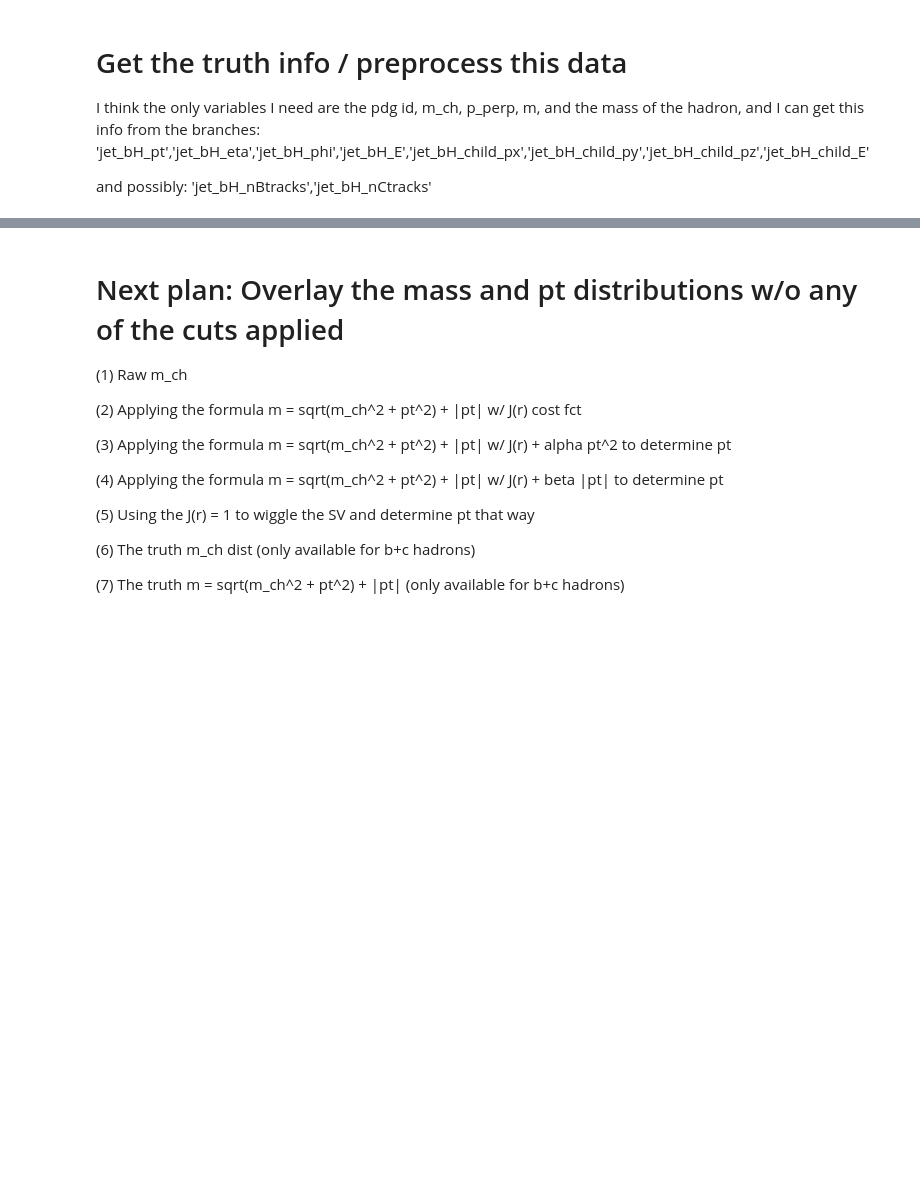
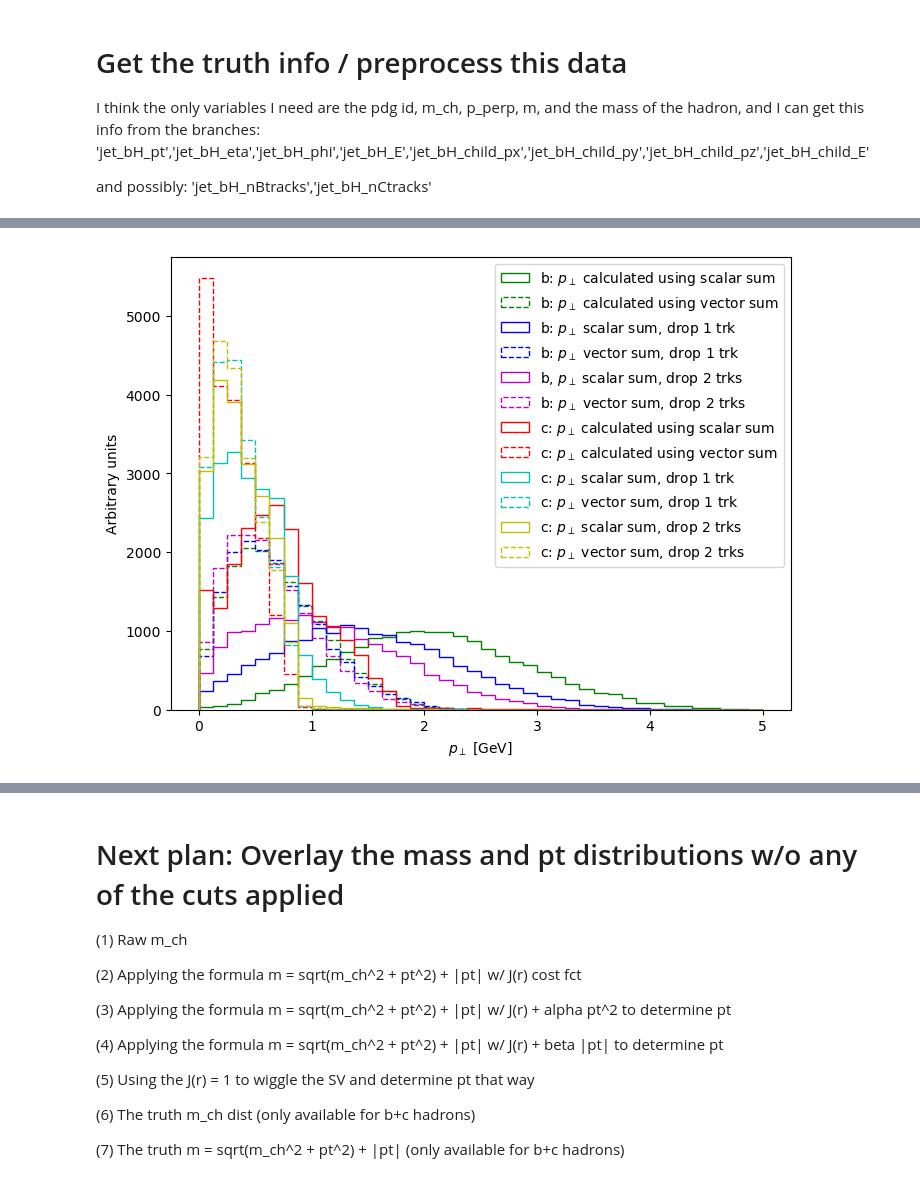
Before and after one commit to nhartman94/Vertex-Mass-Study, a Jupyter notebook: SV1_studies.ipynb, the cells around one changed output, grey strips where cells are left out. Drawn from its saved outputs; the diff is of its cells as text; code cells hidden in the pictures; blank space fills up the shorter version.

```diff
--- a/SV1_studies.ipynb
+++ b/SV1_studies.ipynb
@@ -11,7 +11,7 @@ In SV1, the secondary vertex is uniquely defined, so the goals for this study ar
 Nicole Hartman
 Aug 2017
 # %%
-filepath  = '/atlas/local/BtagOptimizationNtuples/user.giacinto.mc16_13TeV.410501.PowhegPythia8EvtGen_A14_ttbar_hdamp258p75.BTagNtuples.May22.JetFitterStudies.v02_Akt4EMTo/user.giacinto.11401650.Akt4EMTo._00000?.root'
+filepath  = '/atlas/local/BtagOptimizationNtuples/user.giacinto.mc16_13TeV.410501.PowhegPythia8EvtGen_A14_ttbar_hdamp258p75.BTagNtuples.May22.JetFitterStudies.v02_Akt4EMTo/user.giacinto.11401650.Akt4EMTo._000001.root'
 # %%
 import numpy as np
 import pandas as pd
@@ -827,7 +836,22 @@ and possibly: 'jet_bH_nBtracks','jet_bH_nCtracks'
 # Go from ATLAS coordinates to Cartesian
 def get_r(pt,eta,phi):
     r = Vector3()
-    r.SetPtEtaPhi(1.0,eta,phi)
+    r.SetPtEtaPhi(pt,eta,phi)
+
+    # Scale to have norm 1
+    r = r.Unit()
 
     return r.X(),r.Y(),r.Z()
+# %%
+# Function to calculate m_ch from a set of tracks
+def truth_m_ch(trk_pxs,trk_pys,trk_pzs,trk_Es,nTrks):
+
+    pi= LorentzVector(0,0,0,0)
+    p = LorentzVector(0,0,0,0)
+
+    for trk_px,trk_py,trk_pz,trk_E in zip(trk_pxs[:nTrks],trk_pys[:nTrks],trk_pzs[:nTrks],trk_Es[:nTrks]):
+        pi.SetPxPyPzE(trk_px,trk_py,trk_pz,trk_E)
+        p = p + pi
+
+    return p.M()
 # %%
@@ -959,0 +1038,47 @@ truth_df.loc['c'][truth_df.loc['c']['m_ch']<0]
+# %%
+# Overlay the truth pPerp and mass distributions calculated with the scalar sum and vector summed versions for pPerp
+Nbins=40
+range=(0,5)
+
+plt.figure(figsize=(8, 6), dpi=100)
+
+# b-hadrons
+plt.hist(truth_df['pt_SS'][truth_df['jet_LabDrF']==5],color='g',linestyle='solid',
+        histtype='step',bins=Nbins,range=range,label='b: $p_\perp$ calculated using scalar sum')
+plt.hist(truth_df['pt'][truth_df['jet_LabDrF']==5],color='g',linestyle='dashed',histtype='step',
+         bins=Nbins,range=range,label='b: $p_\perp$ calculated using vector sum')
+
+plt.hist(truth_df['pt_SS_drop1trk'][truth_df['jet_LabDrF']==5],color='b',linestyle='solid',
+        histtype='step',bins=Nbins,range=range,label='b: $p_\perp$ scalar sum, drop 1 trk')
+plt.hist(truth_df['pt_drop1trk'][truth_df['jet_LabDrF']==5],color='b',linestyle='dashed',histtype='step',
+         bins=Nbins,range=range,label='b: $p_\perp$ vector sum, drop 1 trk')
+
+plt.hist(truth_df['pt_SS_drop2trk'][truth_df['jet_LabDrF']==5],color='m',linestyle='solid',
+        histtype='step',bins=Nbins,range=range,label='b, $p_\perp$ scalar sum, drop 2 trks')
+plt.hist(truth_df['pt_drop2trk'][truth_df['jet_LabDrF']==5],color='m',linestyle='dashed',histtype='step',
+         bins=Nbins,range=range,label='b: $p_\perp$ vector sum, drop 2 trks')
+
+
+# c-hadrons
+plt.hist(truth_df['pt_SS'][truth_df['jet_LabDrF']==4],color='r',linestyle='solid',histtype='step',
+         bins=Nbins,range=range,label='c: $p_\perp$ calculated using scalar sum')
+plt.hist(truth_df['pt'][truth_df['jet_LabDrF']==4],color='r',linestyle='dashed',histtype='step',
+         bins=Nbins,range=range,label='c: $p_\perp$ calculated using vector sum')
+
+plt.hist(truth_df['pt_SS_drop1trk'][truth_df['jet_LabDrF']==4],color='c',linestyle='solid',histtype='step',
+         bins=Nbins,range=range,label='c: $p_\perp$ scalar sum, drop 1 trk')
+plt.hist(truth_df['pt_drop1trk'][truth_df['jet_LabDrF']==4],color='c',linestyle='dashed',histtype='step',
+         bins=Nbins,range=range,label='c: $p_\perp$ vector sum, drop 1 trk')
+
+plt.hist(truth_df['pt_SS_drop2trk'][truth_df['jet_LabDrF']==4],color='y',linestyle='solid',histtype='step',
+         bins=Nbins,range=range,label='c: $p_\perp$ scalar sum, drop 2 trks')
+plt.hist(truth_df['pt_drop2trk'][truth_df['jet_LabDrF']==4],color='y',linestyle='dashed',histtype='step',
+         bins=Nbins,range=range,label='c: $p_\perp$ vector sum, drop 2 trks')
+
+
+plt.xlabel('$p_\perp$ [GeV]')
+plt.ylabel('Arbitrary units')
+plt.legend()
+plt.show()
+# %% [output]
+[figure, added]
```
Also changed, not shown: parts of 35 cells of this notebook.
